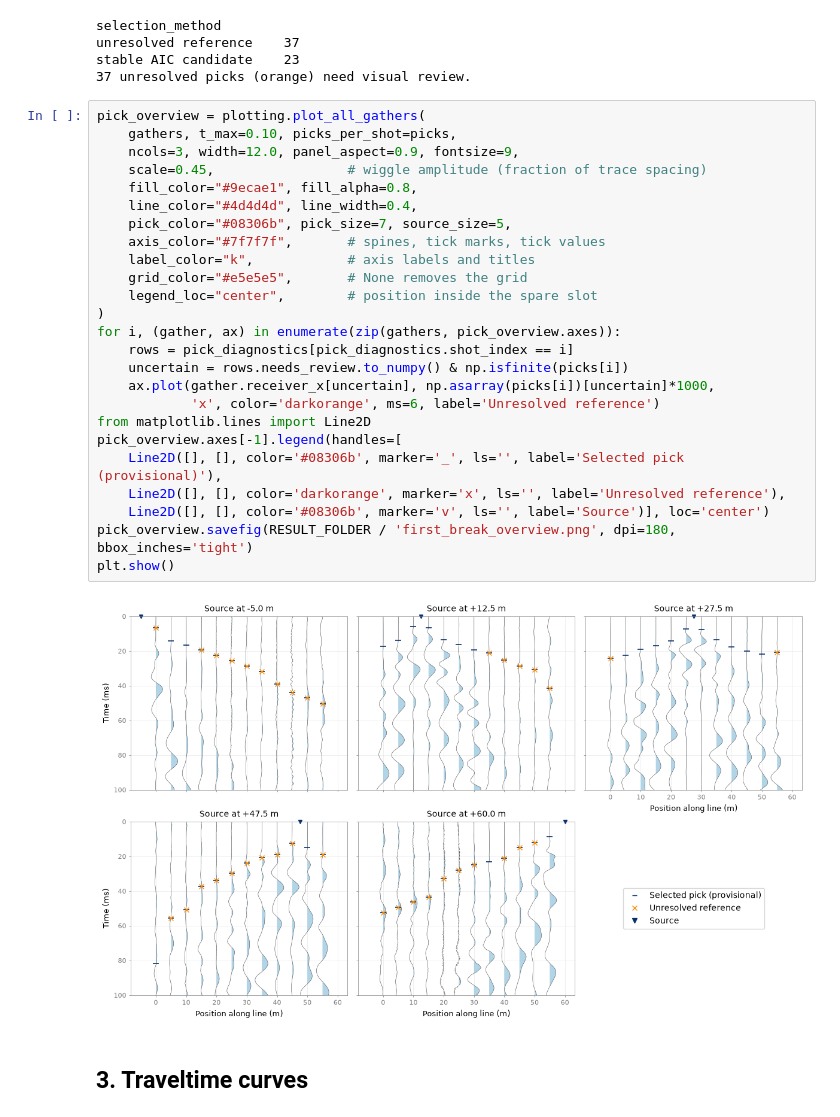
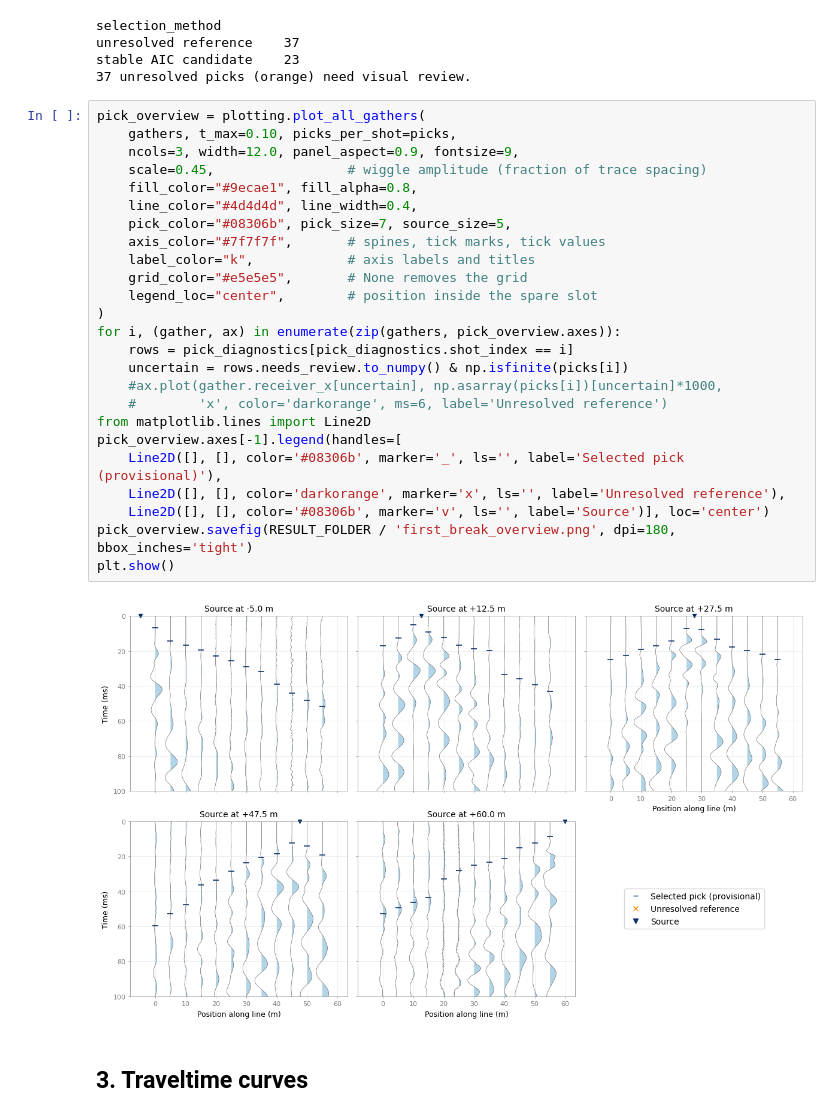
Before and after one commit to oscar-rincon/seismic-refraction-analysis, a Jupyter notebook: L1_RF_analysis.ipynb, the cells around one changed output. Saved outputs shown, nothing was run; the diff lists cells and outputs as text.

```diff
--- a/L1_RF_analysis.ipynb
+++ b/L1_RF_analysis.ipynb
@@ -91,30 +91,30 @@ stable AIC candidate    23
 # %%
 pick_overview = plotting.plot_all_gathers(
     gathers, t_max=0.10, picks_per_shot=picks,
     ncols=3, width=12.0, panel_aspect=0.9, fontsize=9,
     scale=0.45,                 # wiggle amplitude (fraction of trace spacing)
     fill_color="#9ecae1", fill_alpha=0.8,
     line_color="#4d4d4d", line_width=0.4,
     pick_color="#08306b", pick_size=7, source_size=5,
     axis_color="#7f7f7f",       # spines, tick marks, tick values
     label_color="k",            # axis labels and titles
     grid_color="#e5e5e5",       # None removes the grid
     legend_loc="center",        # position inside the spare slot
 )
 for i, (gather, ax) in enumerate(zip(gathers, pick_overview.axes)):
     rows = pick_diagnostics[pick_diagnostics.shot_index == i]
     uncertain = rows.needs_review.to_numpy() & np.isfinite(picks[i])
-    ax.plot(gather.receiver_x[uncertain], np.asarray(picks[i])[uncertain]*1000,
-            'x', color='darkorange', ms=6, label='Unresolved reference')
+    #ax.plot(gather.receiver_x[uncertain], np.asarray(picks[i])[uncertain]*1000,
+    #        'x', color='darkorange', ms=6, label='Unresolved reference')
 from matplotlib.lines import Line2D
 pick_overview.axes[-1].legend(handles=[
     Line2D([], [], color='#08306b', marker='_', ls='', label='Selected pick (provisional)'),
     Line2D([], [], color='darkorange', marker='x', ls='', label='Unresolved reference'),
     Line2D([], [], color='#08306b', marker='v', ls='', label='Source')], loc='center')
 pick_overview.savefig(RESULT_FOLDER / 'first_break_overview.png', dpi=180, bbox_inches='tight')
 plt.show()
 # %% [output]
-[figure, old version]
+[figure, new version]
 # %% [markdown]
 ## 3. Traveltime curves
 # %%
```
Also changed, not shown: parts of 9 cells of this notebook, 18 other files.
